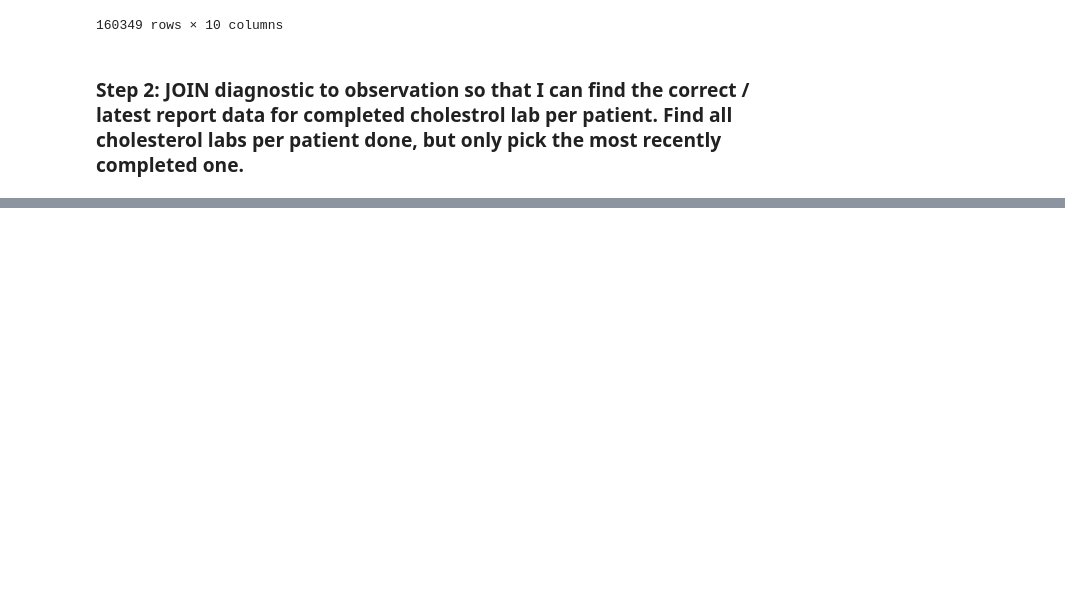
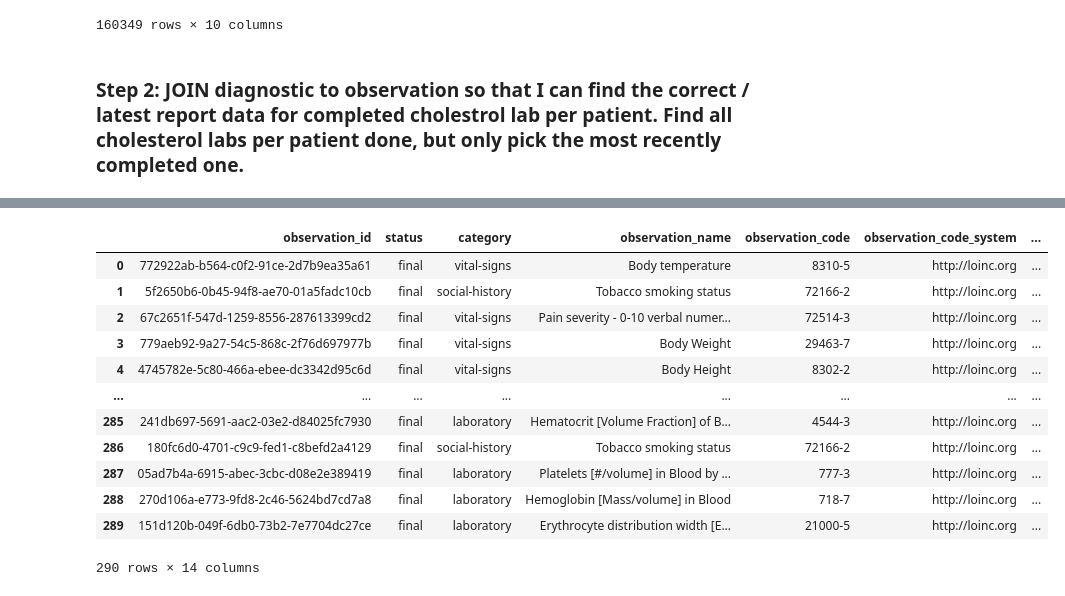
Before and after one commit to rizvi14/novellia-analytics-engineering, a Jupyter notebook: analysis-03.ipynb, the cells around one changed output, grey strips where cells are left out. Saved outputs shown, nothing was run; the diff lists cells and outputs as text; code cells hidden in the pictures; blank space fills up the shorter version.

```diff
--- a/analysis-03.ipynb
+++ b/analysis-03.ipynb
@@ -74,0 +93,35 @@ LEFT JOIN
+# %%
+connection.execute('''
+WITH patient_scope AS (
+    SELECT
+        patient_id,
+        COUNT(immunization_id) AS immunizations
+    FROM
+       stg_immunization
+    GROUP BY 1
+    ORDER BY 2 DESC
+    LIMIT 1
+)
+SELECT
+    obs.*
+FROM
+    stg_observation obs
+JOIN
+    patient_scope ps
+    ON obs.patient_id = ps.patient_id
+ORDER BY effective_date_time DESC
+''').df()
+# %% [output]
+|  | observation_id | status | category | observation_name | observation_code | observation_code_system | ... |
+| 0 | 772922ab-b564-c0f2-91ce-2d7b9ea35a61 | final | vital-signs | Body temperature | 8310-5 | http://loinc.org | ... |
+| 1 | 5f2650b6-0b45-94f8-ae70-01a5fadc10cb | final | social-history | Tobacco smoking status | 72166-2 | http://loinc.org | ... |
+| 2 | 67c2651f-547d-1259-8556-287613399cd2 | final | vital-signs | Pain severity - 0-10 verbal numer... | 72514-3 | http://loinc.org | ... |
+| 3 | 779aeb92-9a27-54c5-868c-2f76d697977b | final | vital-signs | Body Weight | 29463-7 | http://loinc.org | ... |
+| 4 | 4745782e-5c80-466a-ebee-dc3342d95c6d | final | vital-signs | Body Height | 8302-2 | http://loinc.org | ... |
+| ... | ... | ... | ... | ... | ... | ... | ... |
+| 285 | 241db697-5691-aac2-03e2-d84025fc7930 | final | laboratory | Hematocrit [Volume Fraction] of B... | 4544-3 | http://loinc.org | ... |
+| 286 | 180fc6d0-4701-c9c9-fed1-c8befd2a4129 | final | social-history | Tobacco smoking status | 72166-2 | http://loinc.org | ... |
+| 287 | 05ad7b4a-6915-abec-3cbc-d08e2e389419 | final | laboratory | Platelets [#/volume] in Blood by ... | 777-3 | http://loinc.org | ... |
+| 288 | 270d106a-e773-9fd8-2c46-5624bd7cd7a8 | final | laboratory | Hemoglobin [Mass/volume] in Blood | 718-7 | http://loinc.org | ... |
+| 289 | 151d120b-049f-6db0-73b2-7e7704dc27ce | final | laboratory | Erythrocyte distribution width [E... | 21000-5 | http://loinc.org | ... |
+290 rows × 14 columns
```
Also changed, not shown: parts of 7 cells of this notebook, 2 other files.
